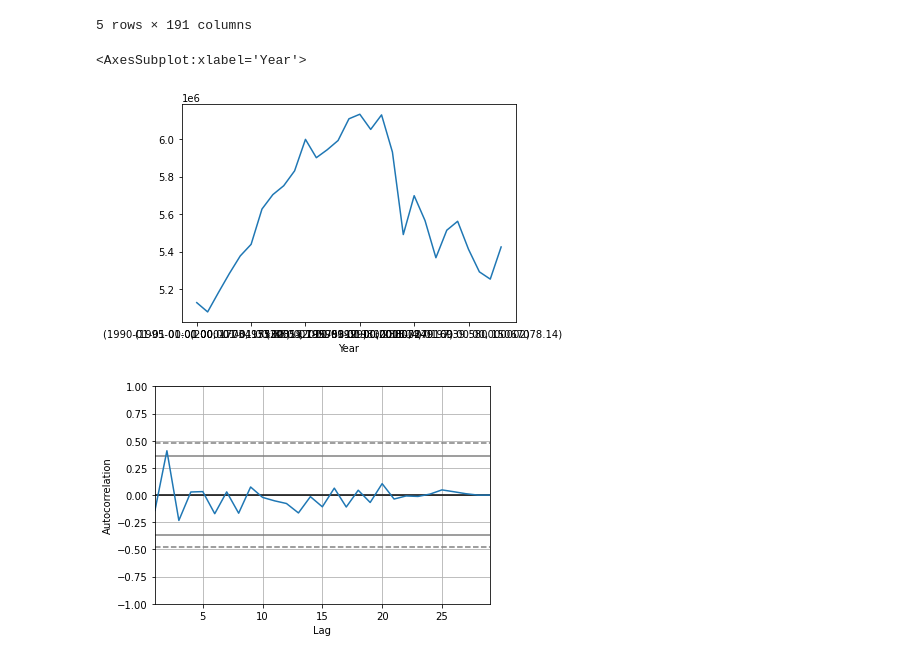
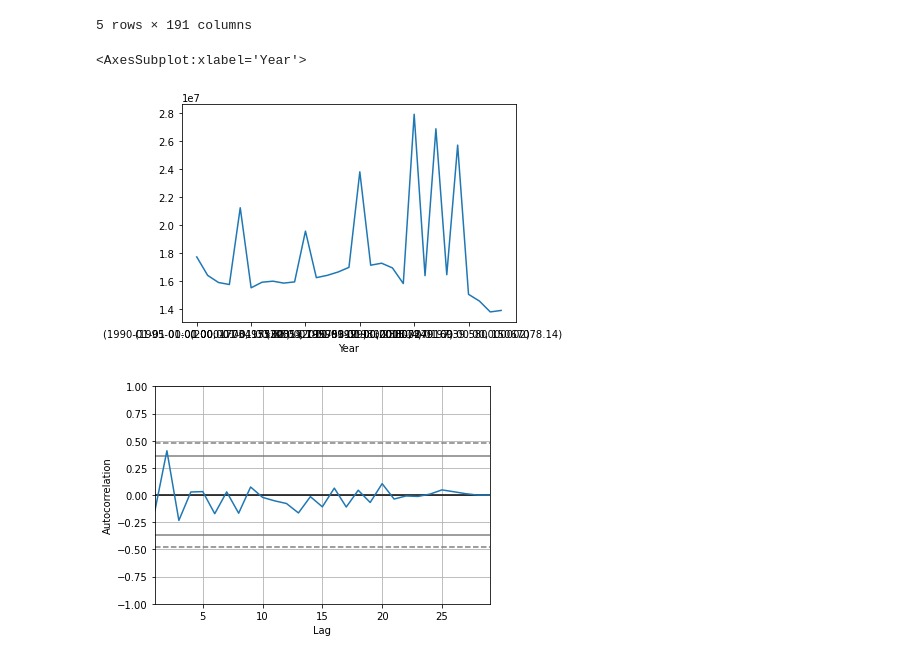
Before and after one commit to OMGitsJoeMG/Springboard-Projects, a Jupyter notebook: Global Environmental.ipynb, the cells around one changed output. Cells and saved outputs as stored; diff of their text form; code cells hidden in the pictures.

```diff
--- a/Global Environmental.ipynb
+++ b/Global Environmental.ipynb
@@ -563,10 +565,10 @@ See the caveats in the documentation: https://pandas.pydata.org/pandas-docs/stab
 | (2018-01-01 00:00:00, 13914824.59) | 0.0 | 0.0 | 0.0 | 0.0 | 0.0 | 0.0 | 0.0 | 415953.95 | ... |
 5 rows × 191 columns
 # %%
-co2dates['United States of America'].plot()
+co2dates['Global CO2'].plot()
 # %% [output]
 <AxesSubplot:xlabel='Year'>
-[figure, old version]
+[figure, new version]
 # %%
 autocorrelation_plot(co2dates['Global CO2'])
 plt.show()
```
Also changed, not shown: parts of 4 cells of this notebook.
